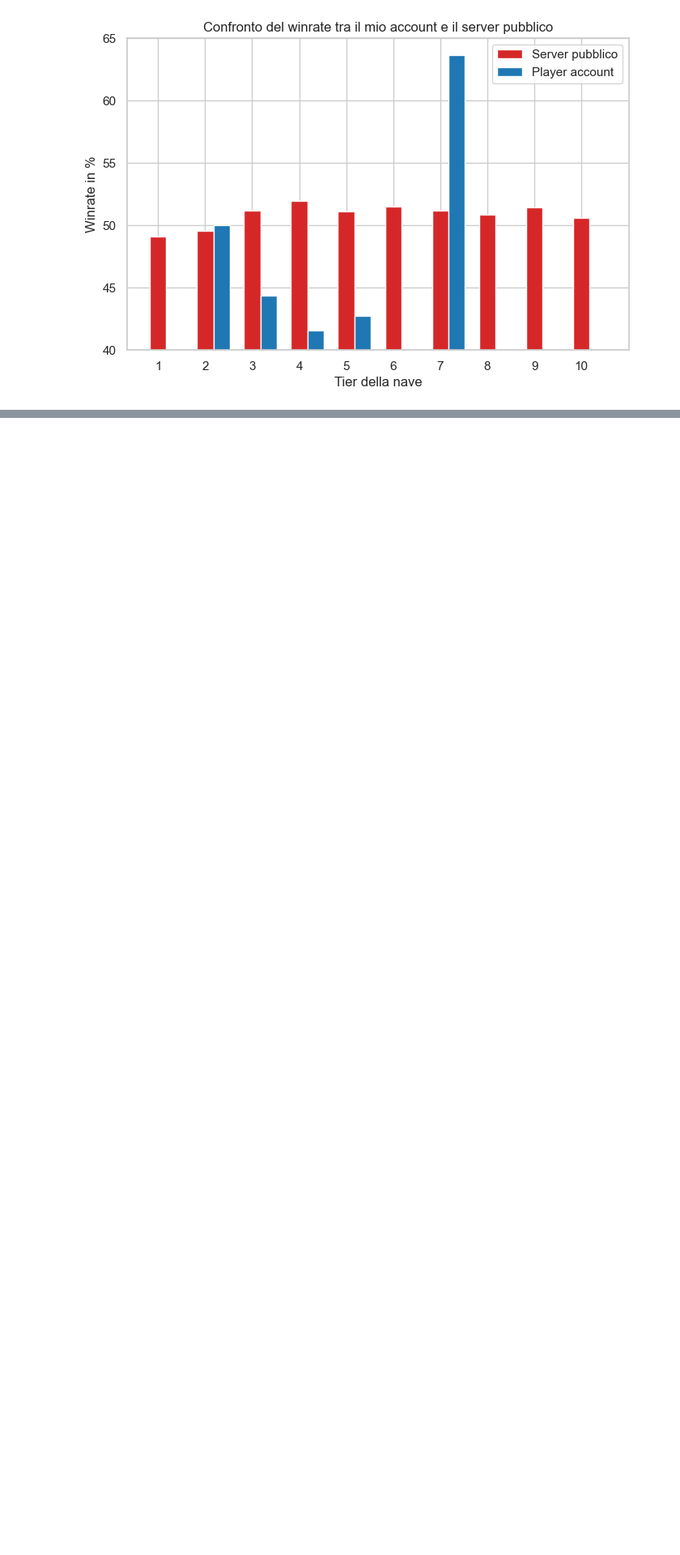
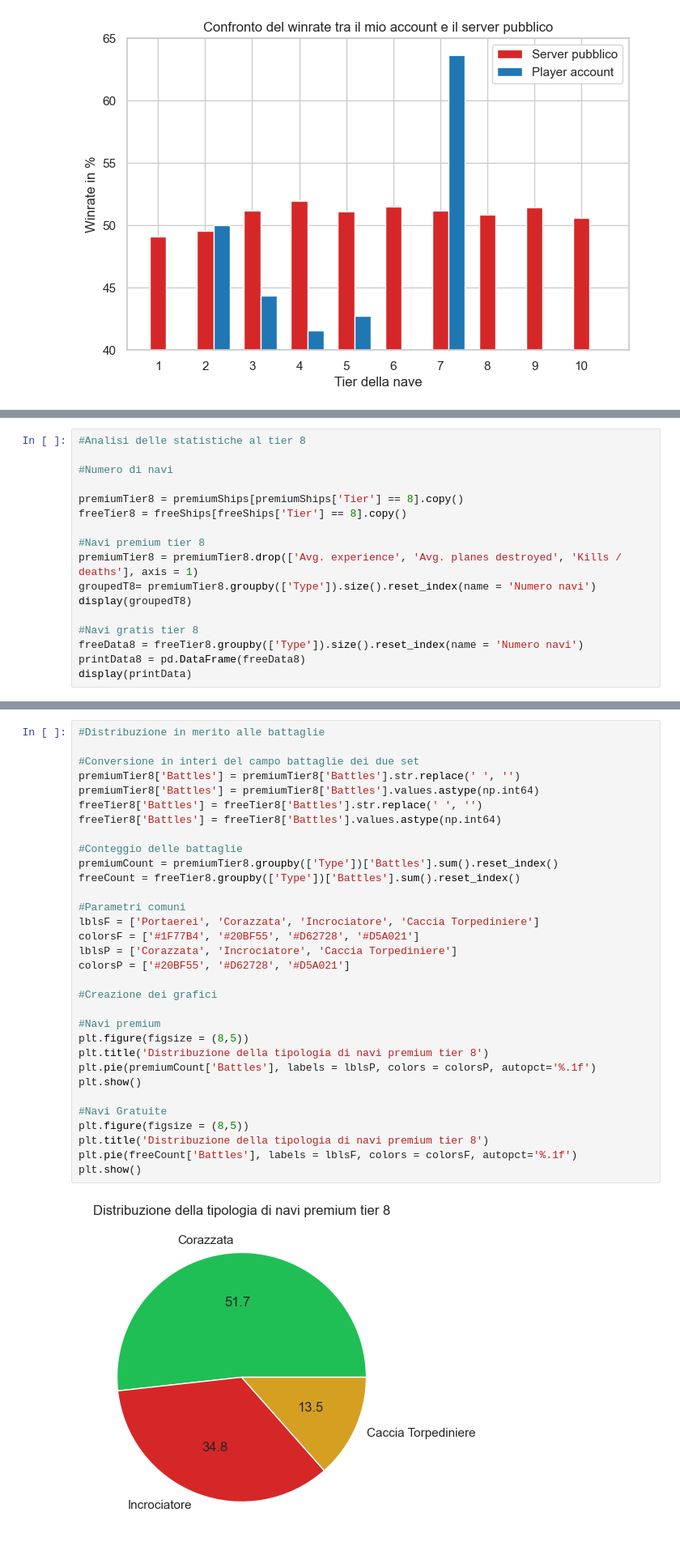
Before and after one commit to riccardosantarossa/UNI_DataScienceProject, a Jupyter notebook: project.ipynb, the cells around one changed output, grey strips where cells are left out. Shown at 81% size. Drawn from its saved outputs; the diff is of its cells as text; blank space fills up the shorter version.

Commit message:
Analisi sul tier 8

```diff
--- a/project.ipynb
+++ b/project.ipynb
@@ -252,0 +258,17 @@ plt.show()
+# %%
+#Analisi delle statistiche al tier 8
+
+#Numero di navi
+
+premiumTier8 = premiumShips[premiumShips['Tier'] == 8].copy()
+freeTier8 = freeShips[freeShips['Tier'] == 8].copy()
+
+#Navi premium tier 8
+premiumTier8 = premiumTier8.drop(['Avg. experience', 'Avg. planes destroyed', 'Kills / deaths'], axis = 1)
+groupedT8= premiumTier8.groupby(['Type']).size().reset_index(name = 'Numero navi')
+display(groupedT8)
+
+#Navi gratis tier 8
+freeData8 = freeTier8.groupby(['Type']).size().reset_index(name = 'Numero navi')
+printData8 = pd.DataFrame(freeData8)
+display(printData)
@@ -252,0 +285,34 @@ plt.show()
+# %%
+#Distribuzione in merito alle battaglie
+
+#Conversione in interi del campo battaglie dei due set
+premiumTier8['Battles'] = premiumTier8['Battles'].str.replace(' ', '')
+premiumTier8['Battles'] = premiumTier8['Battles'].values.astype(np.int64)
+freeTier8['Battles'] = freeTier8['Battles'].str.replace(' ', '')
+freeTier8['Battles'] = freeTier8['Battles'].values.astype(np.int64)
+
+#Conteggio delle battaglie
+premiumCount = premiumTier8.groupby(['Type'])['Battles'].sum().reset_index()
+freeCount = freeTier8.groupby(['Type'])['Battles'].sum().reset_index()
+
+#Parametri comuni
+lblsF = ['Portaerei', 'Corazzata', 'Incrociatore', 'Caccia Torpediniere']
+colorsF = ['#1F77B4', '#20BF55', '#D62728', '#D5A021']
+lblsP = ['Corazzata', 'Incrociatore', 'Caccia Torpediniere']
+colorsP = ['#20BF55', '#D62728', '#D5A021']
+
+#Creazione dei grafici
+
+#Navi premium
+plt.figure(figsize = (8,5))
+plt.title('Distribuzione della tipologia di navi premium tier 8')
+plt.pie(premiumCount['Battles'], labels = lblsP, colors = colorsP, autopct='%.1f')
+plt.show()
+
+#Navi Gratuite
+plt.figure(figsize = (8,5))
+plt.title('Distribuzione della tipologia di navi premium tier 8')
+plt.pie(freeCount['Battles'], labels = lblsF, colors = colorsF, autopct='%.1f')
+plt.show()
+# %% [output]
+[figure, added]
```
Also changed, not shown: parts of 7 cells of this notebook.
